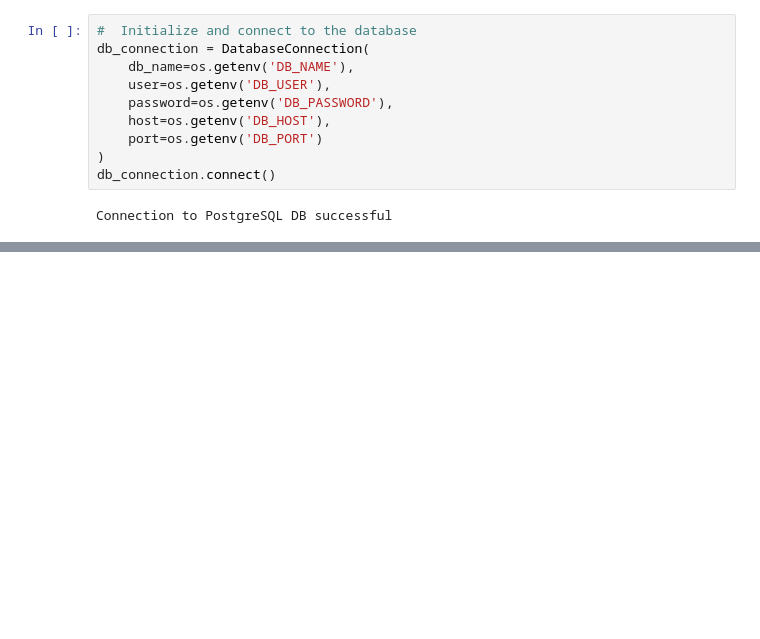
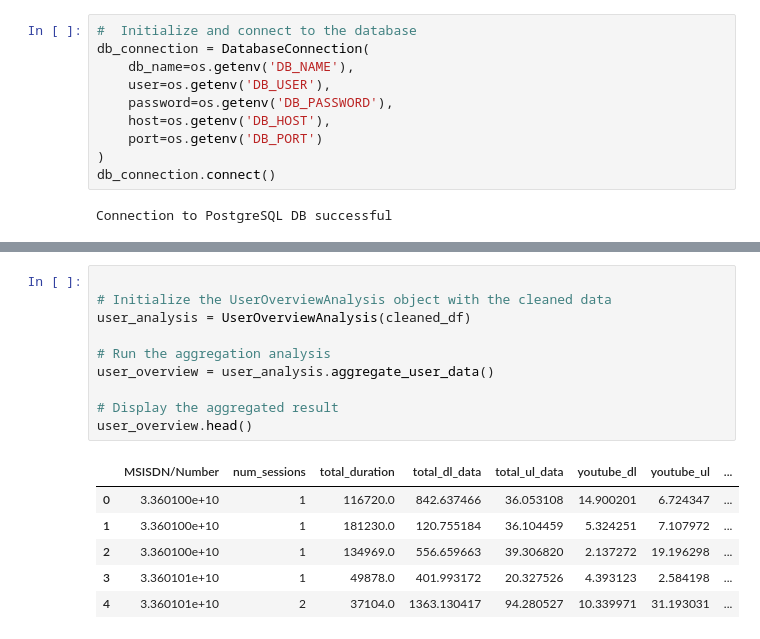
Before and after one commit to fsefu/customer-insights-analytics, a Jupyter notebook: notebooks/over_view_analysis.ipynb, the cells around one changed output, grey strips where cells are left out. Saved outputs shown, nothing was run; the diff lists cells and outputs as text; blank space fills up the shorter version.

```diff
--- a/notebooks/over_view_analysis.ipynb
+++ b/notebooks/over_view_analysis.ipynb
@@ -59,0 +193,17 @@ Connection closed.
+# %%
+
+# Initialize the UserOverviewAnalysis object with the cleaned data
+user_analysis = UserOverviewAnalysis(cleaned_df)
+
+# Run the aggregation analysis
+user_overview = user_analysis.aggregate_user_data()
+
+# Display the aggregated result
+user_overview.head()
+# %% [output]
+|  | MSISDN/Number | num_sessions | total_duration | total_dl_data | total_ul_data | youtube_dl | youtube_ul | ... |
+| 0 | 3.360100e+10 | 1 | 116720.0 | 842.637466 | 36.053108 | 14.900201 | 6.724347 | ... |
+| 1 | 3.360100e+10 | 1 | 181230.0 | 120.755184 | 36.104459 | 5.324251 | 7.107972 | ... |
+| 2 | 3.360100e+10 | 1 | 134969.0 | 556.659663 | 39.306820 | 2.137272 | 19.196298 | ... |
+| 3 | 3.360101e+10 | 1 | 49878.0 | 401.993172 | 20.327526 | 4.393123 | 2.584198 | ... |
+| 4 | 3.360101e+10 | 2 | 37104.0 | 1363.130417 | 94.280527 | 10.339971 | 31.193031 | ... |
```
Also changed, not shown: parts of 20 cells of this notebook, 5 other files.
